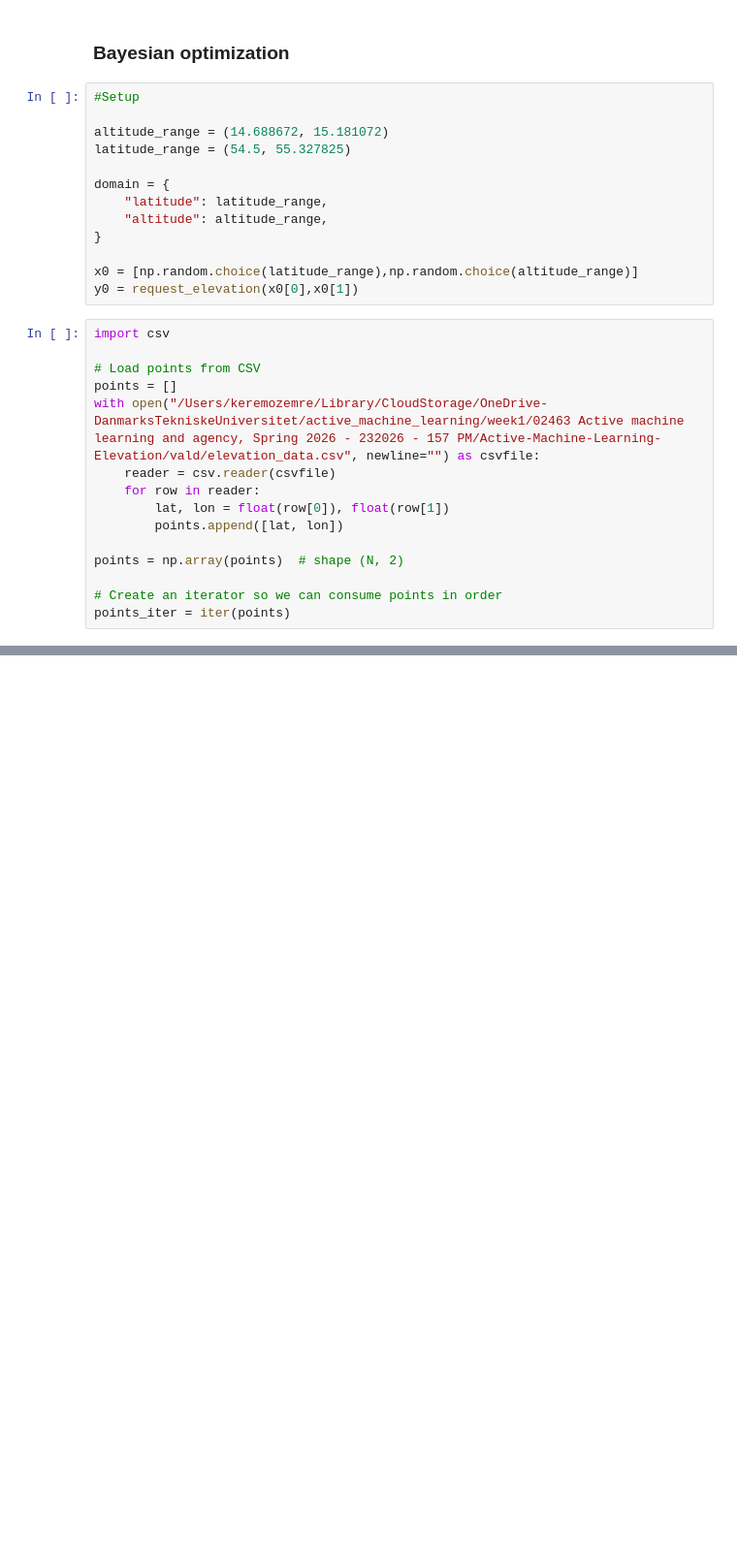
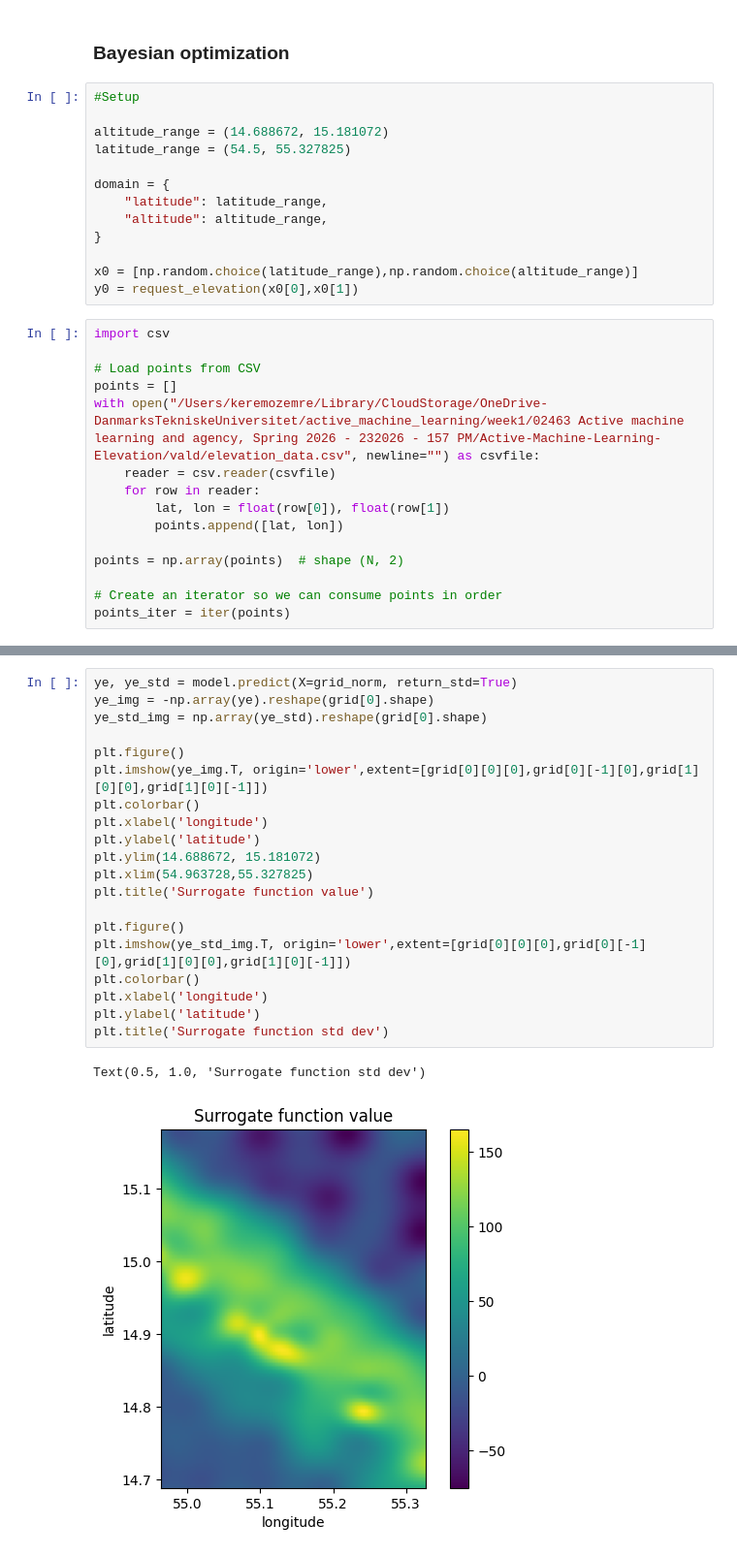
Before and after one commit to KeremOzemre/Active-Machine-Learning-Elevation, a Jupyter notebook: src/bayesian_optimization.ipynb, the cells around one changed output, grey strips where cells are left out. Shown at 97% size. Drawn from its saved outputs; the diff is of its cells as text; blank space fills up the shorter version.

```diff
--- a/src/bayesian_optimization.ipynb
+++ b/src/bayesian_optimization.ipynb
@@ -208,0 +266,23 @@ plt.show()
+# %%
+ye, ye_std = model.predict(X=grid_norm, return_std=True)
+ye_img = -np.array(ye).reshape(grid[0].shape)
+ye_std_img = np.array(ye_std).reshape(grid[0].shape)
+
+plt.figure()
+plt.imshow(ye_img.T, origin='lower',extent=[grid[0][0][0],grid[0][-1][0],grid[1][0][0],grid[1][0][-1]])
+plt.colorbar()
+plt.xlabel('longitude')
+plt.ylabel('latitude')
+plt.ylim(14.688672, 15.181072)
+plt.xlim(54.963728,55.327825)
+plt.title('Surrogate function value')
+
+plt.figure()
+plt.imshow(ye_std_img.T, origin='lower',extent=[grid[0][0][0],grid[0][-1][0],grid[1][0][0],grid[1][0][-1]])
+plt.colorbar()
+plt.xlabel('longitude')
+plt.ylabel('latitude')
+plt.title('Surrogate function std dev')
+# %% [output]
+Text(0.5, 1.0, 'Surrogate function std dev')
+[figure, added]
```
Also changed, not shown: parts of 13 cells of this notebook.
